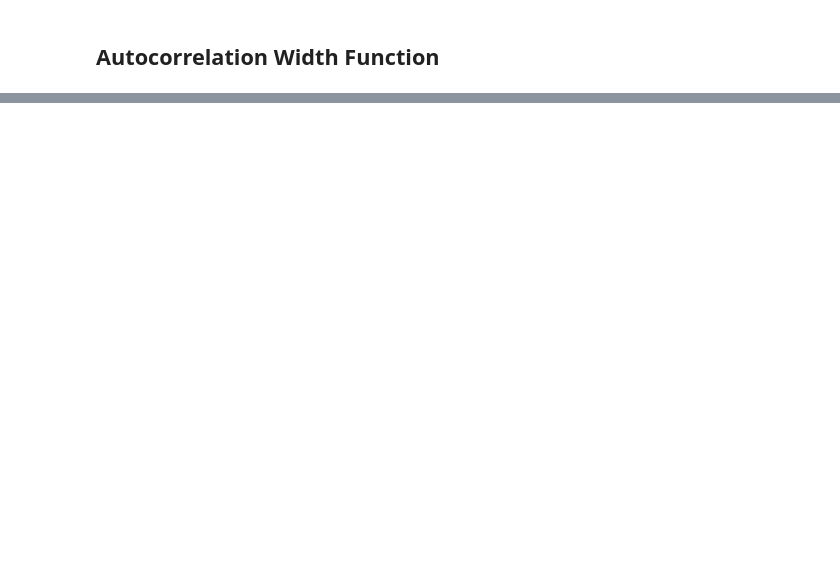
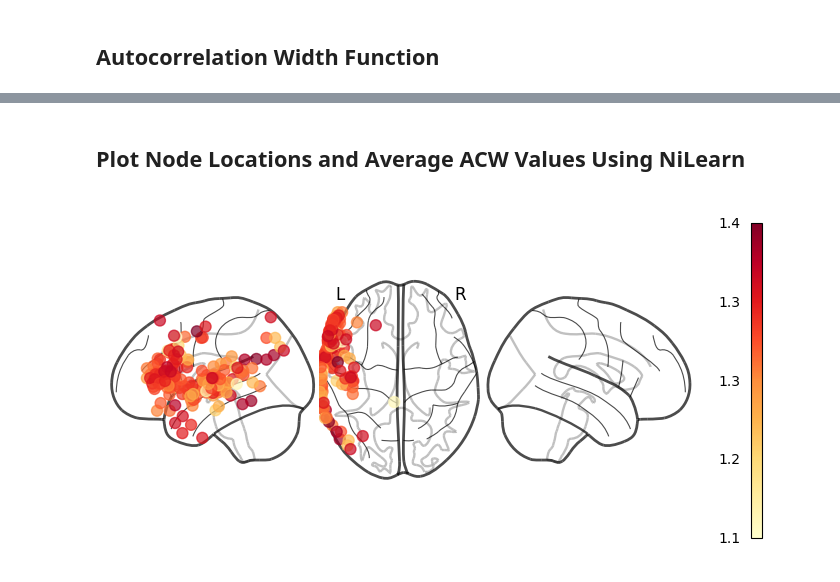
Before and after one commit to tevaughnshaw/autocorrelation, a Jupyter notebook: ECOG_Signal_Test.ipynb, the cells around one changed output, grey strips where cells are left out. Drawn from its saved outputs; the diff is of its cells as text; code cells hidden in the pictures; blank space fills up the shorter version.

```diff
--- a/ECOG_Signal_Test.ipynb
+++ b/ECOG_Signal_Test.ipynb
@@ -811,0 +529,6 @@ ACWs
+# %%
+# Add new columns to df_sorted
+df_sorted['ACW_first_chunk'] = first_ACW_avgs
+df_sorted['ACW_second_chunk'] = second_ACW_avgs
+df_sorted['ACW_third_chunk'] = third_ACW_avgs
+df_sorted.head()
@@ -811,0 +542,35 @@ ACWs
+# %% [markdown]
+## Plot Node Locations and Average ACW Values Using NiLearn
+# %%
+node_coordinates = df_sorted[['x','y','z']].values # node coords in space for plotting in nilearn
+# %%
+# fig, ax = plt.subplots(1, 1, figsize=(20, 9), dpi=400)
+plotting.plot_markers(
+    node_values=first_ACW_avgs,
+    node_coords = node_coordinates,
+    node_cmap=cm.YlOrRd,
+    # title = 'Average Autocorrelation Widths (ACW) of Each 10 Minute Chunk of Story Listening',
+    colorbar=True,
+    display_mode='lzr',
+    # output_file = 'avg_acw_location_visual.svg'
+    # axes=ax[0]
+)
+# plotting.plot_markers(
+#     node_values=second_ACW_avgs,
+#     node_coords = node_coordinates,
+#     node_cmap=cm.PuBu,
+#     axes=ax[1]
+# )
+# plotting.plot_markers(
+#     node_values=third_ACW_avgs,
+#     node_coords = node_coordinates,
+#     node_cmap=cm.YlGn,
+#     axes=ax[2]
+# )
+# ax.text(0.5, 0.1, 'First Chunk', ha='center', va='center', transform=ax.transAxes, fontsize=12)
+# ax[1].text(0.5, 0.1, 'Middle Chunk', ha='center', va='center', transform=ax[1].transAxes, fontsize=12)
+# ax[2].text(0.5, 0.1, 'Last Chunk', ha='center', va='center', transform=ax[2].transAxes, fontsize=12)
+
+plt.show()
+# %% [output]
+[figure, added]
```
Also changed, not shown: parts of 104 cells of this notebook, 6 other files.
